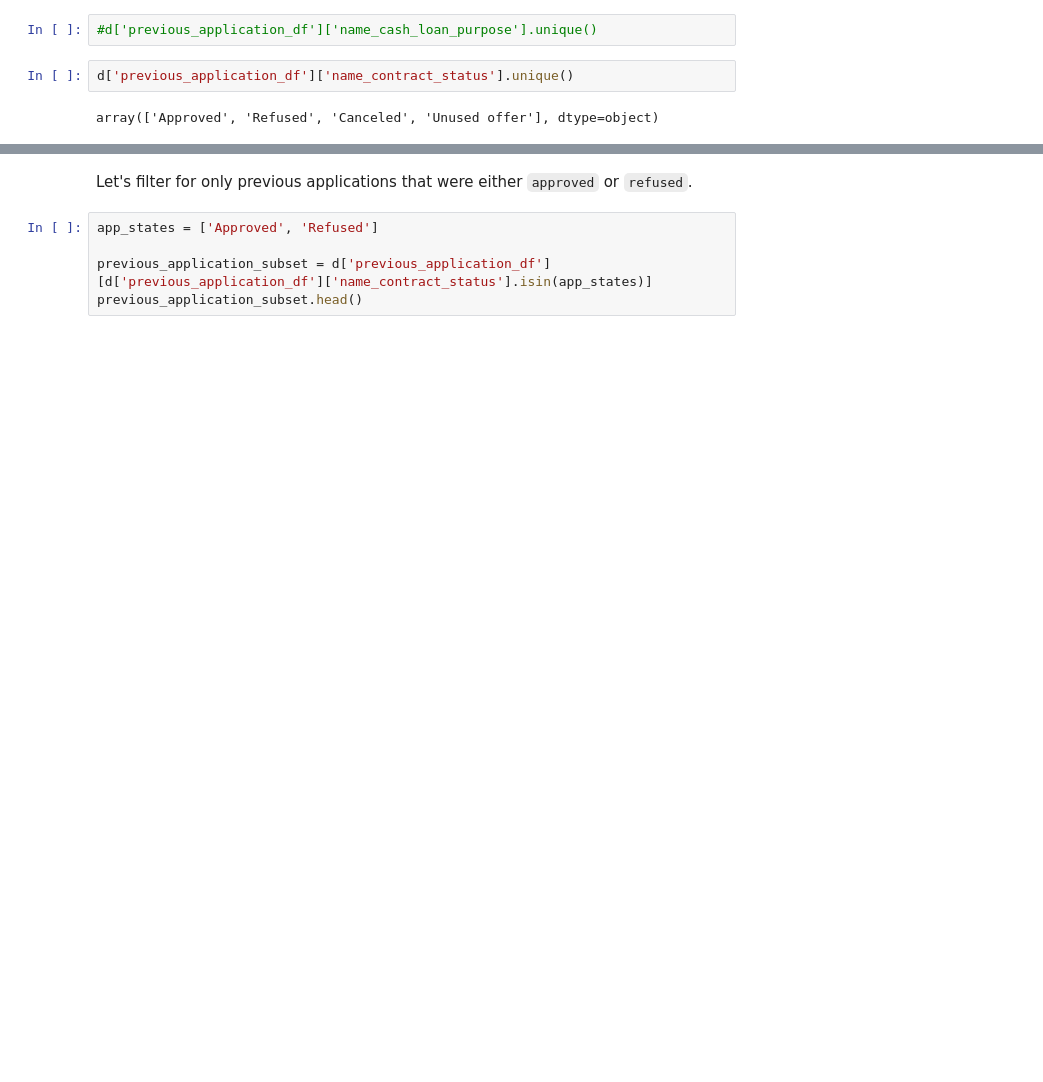
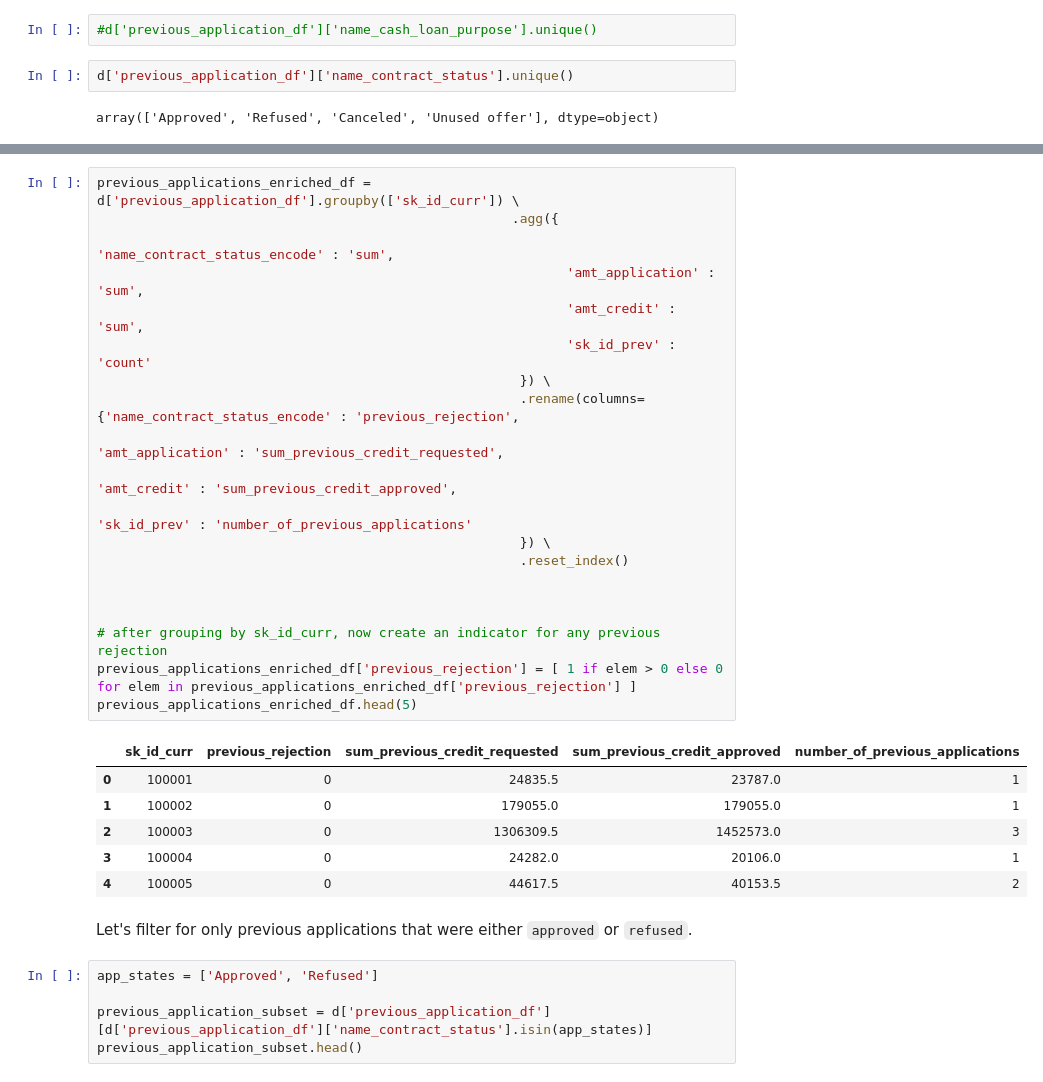
Before and after one commit to rca-devs/CIS-5450, a Jupyter notebook: Copy_of_CIS_5450_course_project.ipynb, the cells around one changed output, grey strips where cells are left out. Cells and saved outputs as stored; diff of their text form; blank space fills up the shorter version.

```diff
--- a/Copy_of_CIS_5450_course_project.ipynb
+++ b/Copy_of_CIS_5450_course_project.ipynb
@@ -1999,3 +2016,30 @@ array(['Approved', 'Refused', 'Canceled', 'Unused offer'], dtype=object)
+# %%
+previous_applications_enriched_df = d['previous_application_df'].groupby(['sk_id_curr']) \
+                                                     .agg({
+                                                           'name_contract_status_encode' : 'sum',
+                                                            'amt_application' : 'sum',
+                                                            'amt_credit' : 'sum',
+                                                            'sk_id_prev' : 'count'
+                                                      }) \
+                                                      .rename(columns={'name_contract_status_encode' : 'previous_rejection',
+                                                                       'amt_application' : 'sum_previous_credit_requested',
+                                                                       'amt_credit' : 'sum_previous_credit_approved',
+                                                                       'sk_id_prev' : 'number_of_previous_applications'
+                                                      }) \
+                                                      .reset_index()
+
+
+
+# after grouping by sk_id_curr, now create an indicator for any previous rejection
+previous_applications_enriched_df['previous_rejection'] = [ 1 if elem > 0 else 0 for elem in previous_applications_enriched_df['previous_rejection'] ]
+previous_applications_enriched_df.head(5)
+# %% [output]
+|  | sk_id_curr | previous_rejection | sum_previous_credit_requested | sum_previous_credit_approved | number_of_previous_applications |
+| 0 | 100001 | 0 | 24835.5 | 23787.0 | 1 |
+| 1 | 100002 | 0 | 179055.0 | 179055.0 | 1 |
+| 2 | 100003 | 0 | 1306309.5 | 1452573.0 | 3 |
+| 3 | 100004 | 0 | 24282.0 | 20106.0 | 1 |
+| 4 | 100005 | 0 | 44617.5 | 40153.5 | 2 |
 # %% [markdown]
 Let's filter for only previous applications that were either `approved` or `refused`.
 # %%
```
Also changed, not shown: parts of 15 cells of this notebook.
